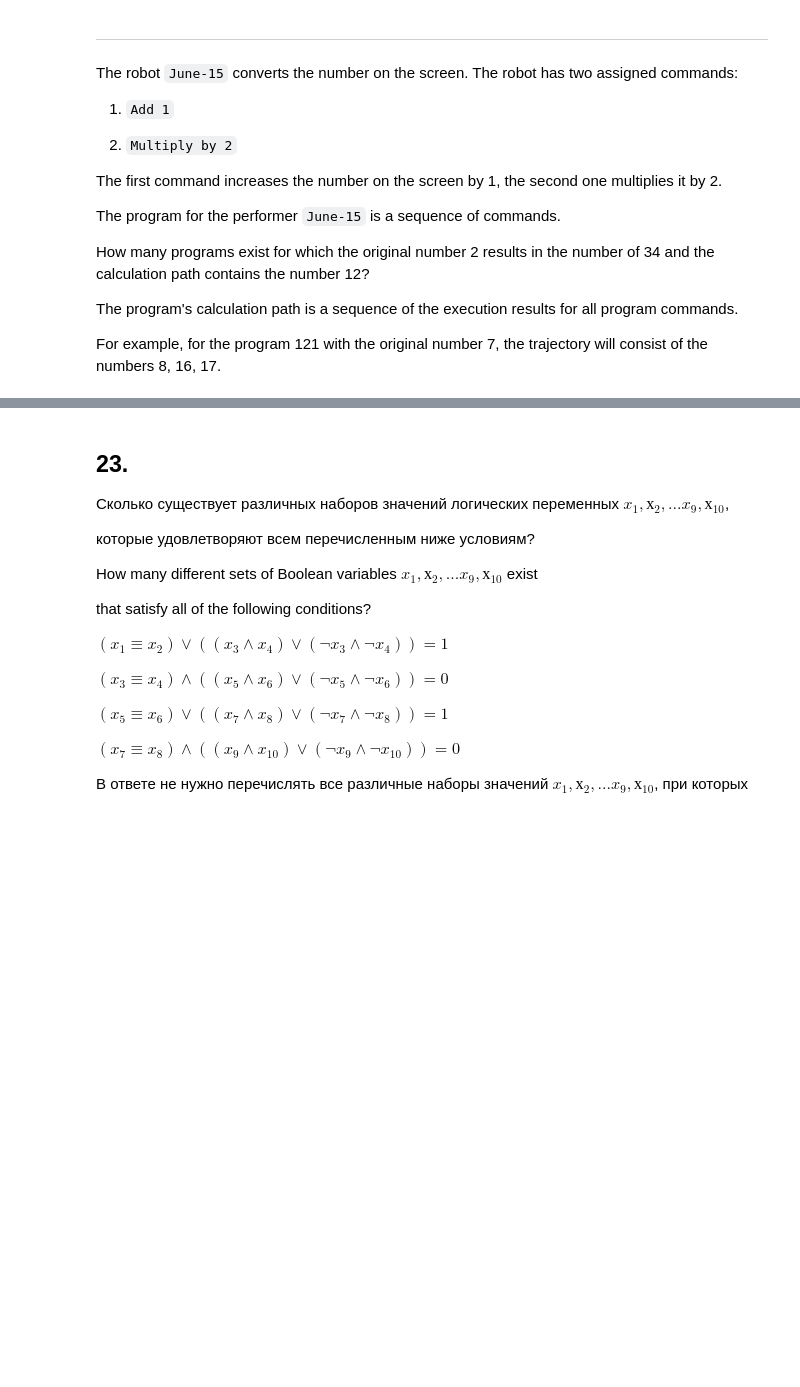
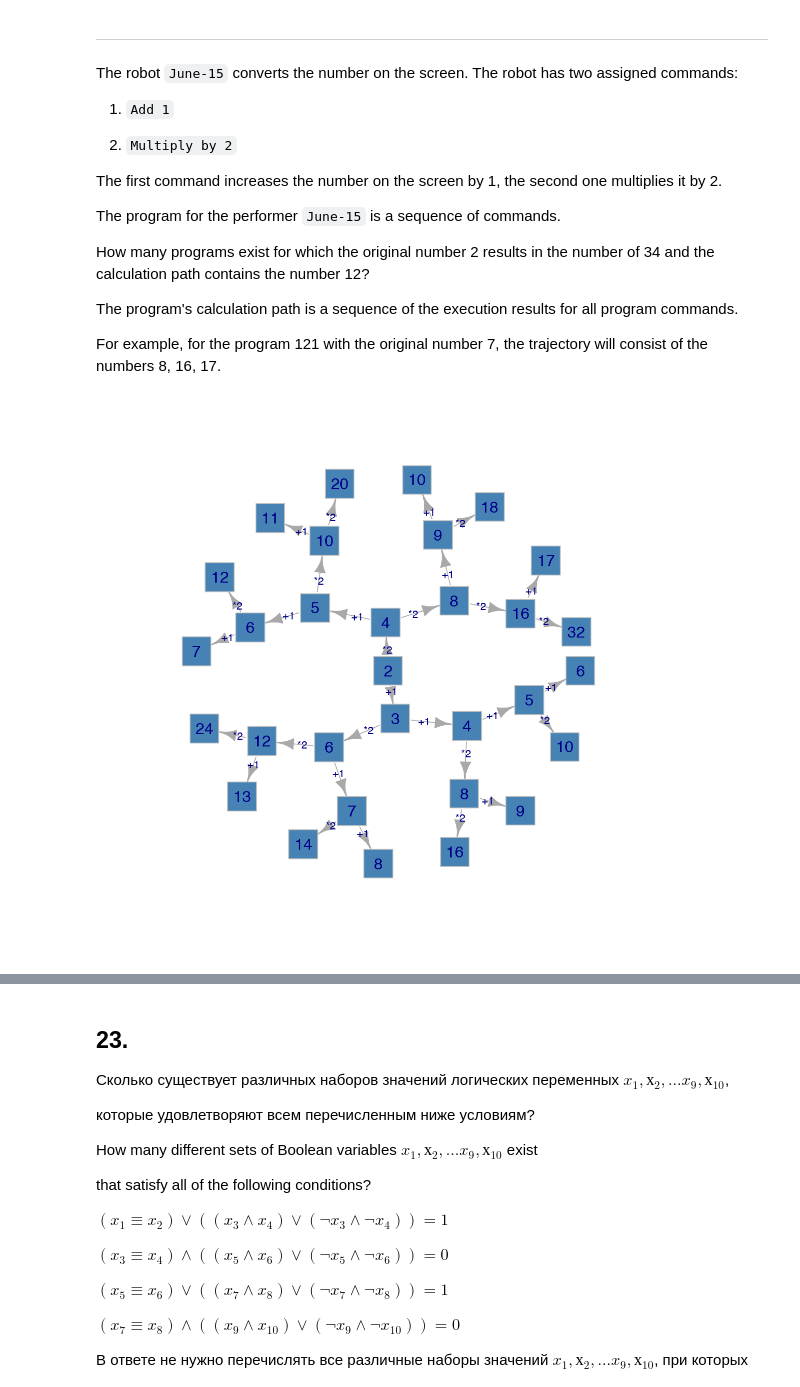
Before and after one commit to OlgaBelitskaya/it_20172018, a Jupyter notebook: 2017_Variant1_R.ipynb, the cells around one changed output, grey strips where cells are left out. Drawn from its saved outputs; the diff is of its cells as text; code cells hidden in the pictures; blank space fills up the shorter version.

```diff
--- a/2017_Variant1_R.ipynb
+++ b/2017_Variant1_R.ipynb
@@ -1584,6 +1584,29 @@ How many programs exist for which the original number 2 results in the number of
 The program's calculation path is a sequence of the execution results for all program commands.
 
 For example, for the program 121 with the original number 7, the trajectory will consist of the numbers 8, 16, 17.
+# %%
+options(repr.plot.width=9,repr.plot.height=9)
+edges1 <- c('0','1', '0','2', '1','3', '1','4', '2','5', '2','6',
+            '3','7', '3','8', '4','9', '4','10', '5','11', '5','12',
+            '6','13', '6','14', '7','15', '7','16', '8','17', '8','18',
+            '9','19', '9','20', '10','21', '10','22', '11','23', '11','24',
+            '12','25', '12','26', '13','27', '13','28', '14','29', '14','30')
+vlabels <- c('2','3','4','4','6','5','8','5',
+             '8','7','12','6','10','9','16',
+             '6','10','9','16','8','14','13','24',
+             '7','12','11','20','10','18','17','32')
+elabels <- c('+1','*2','+1','*2','+1','*2','+1','*2','+1','*2',
+             '+1','*2','+1','*2','+1','*2','+1','*2','+1','*2',
+             '+1','*2','+1','*2','+1','*2','+1','*2','+1','*2')
+
+g1 <- graph(edges1)
+
+plot(g1,layout=layout_as_tree(g1,circular=TRUE),
+     vertex.label=vlabels,vertex.color="steelblue",
+     vertex.size=15,vertex.label.cex=1.5,edge.label=elabels,
+     vertex.frame.color="gray",vertex.shape='square')
+# %% [output]
+[figure, added]
 # %% [markdown]
 `2 -> 12: 10 траекторий / tracks`
 
```
